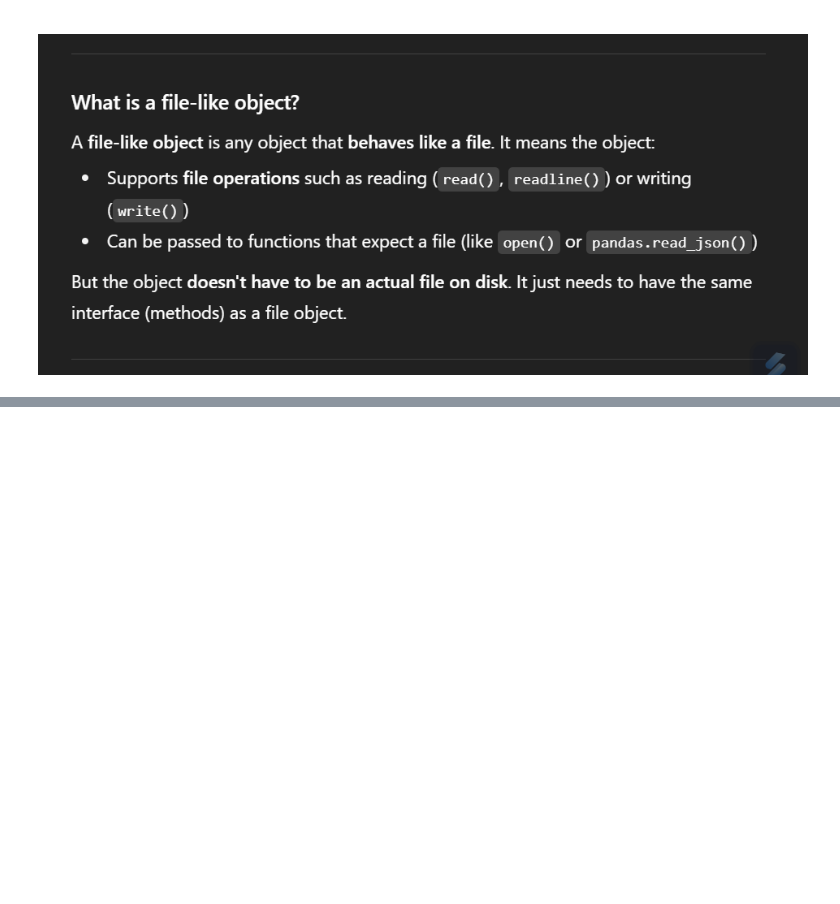
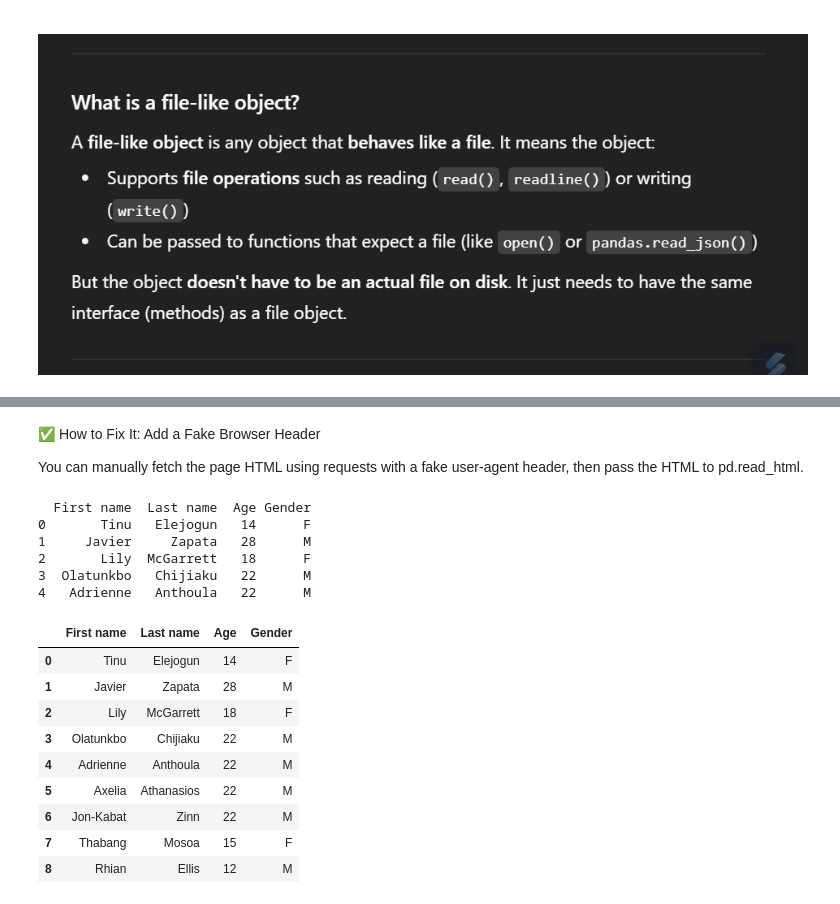
Before and after one commit to DeathGravity249/Hunter-99_python_basic_to_advance, a Jupyter notebook: 04_Data_Analysis_Python/1.4_read_data.ipynb, the cells around one changed output, grey strips where cells are left out. Saved outputs shown, nothing was run; the diff lists cells and outputs as text; code cells hidden in the pictures; blank space fills up the shorter version.

```diff
--- a/04_Data_Analysis_Python/1.4_read_data.ipynb
+++ b/04_Data_Analysis_Python/1.4_read_data.ipynb
@@ -18,0 +82,37 @@ df
+# %% [markdown]
+✅ How to Fix It: Add a Fake Browser Header
+
+You can manually fetch the page HTML using requests with a fake user-agent header, then pass the HTML to pd.read_html.
+# %%
+import pandas as pd
+import requests
+url ="https://en.wikipedia.org/wiki/Table_(information)"
+headers={
+    "user-agent":"Mozilla/5.0(Windows NT 10.0;Win64;x64 )"
+}
+response =requests.get(url,headers=headers)
+html=response.text
+# Now read HTML from the response
+tables=pd.read_html(html)
+# For example,print the first table
+print(tables[0].head())
+# %% [output]
+  First name  Last name  Age Gender
+0       Tinu   Elejogun   14      F
+1     Javier     Zapata   28      M
+2       Lily  McGarrett   18      F
+3  Olatunkbo   Chijiaku   22      M
+4   Adrienne   Anthoula   22      M
+# %%
+tables[0]
+# %% [output]
+|  | First name | Last name | Age | Gender |
+| 0 | Tinu | Elejogun | 14 | F |
+| 1 | Javier | Zapata | 28 | M |
+| 2 | Lily | McGarrett | 18 | F |
+| 3 | Olatunkbo | Chijiaku | 22 | M |
+| 4 | Adrienne | Anthoula | 22 | M |
+| 5 | Axelia | Athanasios | 22 | M |
+| 6 | Jon-Kabat | Zinn | 22 | M |
+| 7 | Thabang | Mosoa | 15 | F |
+| 8 | Rhian | Ellis | 12 | M |
```
Also changed, not shown: parts of 17 cells of this notebook, 6 other files.
